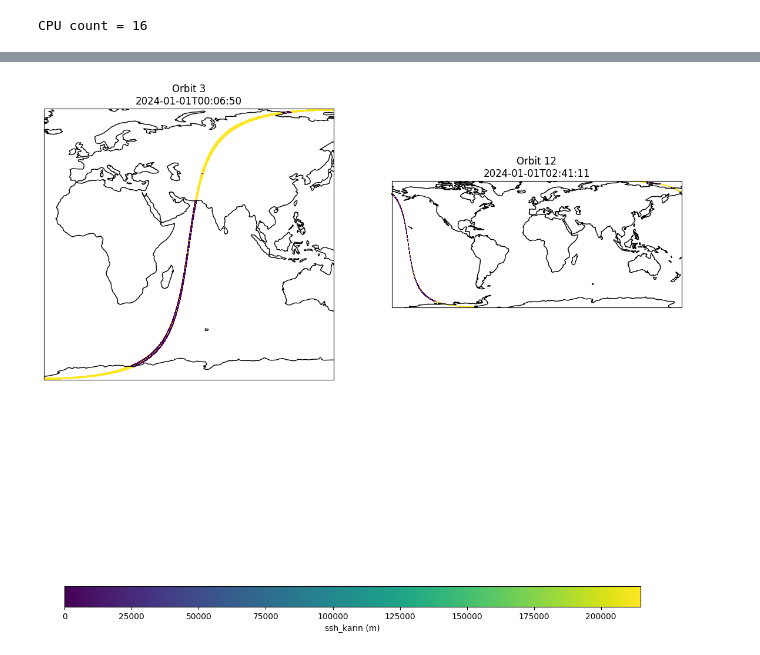
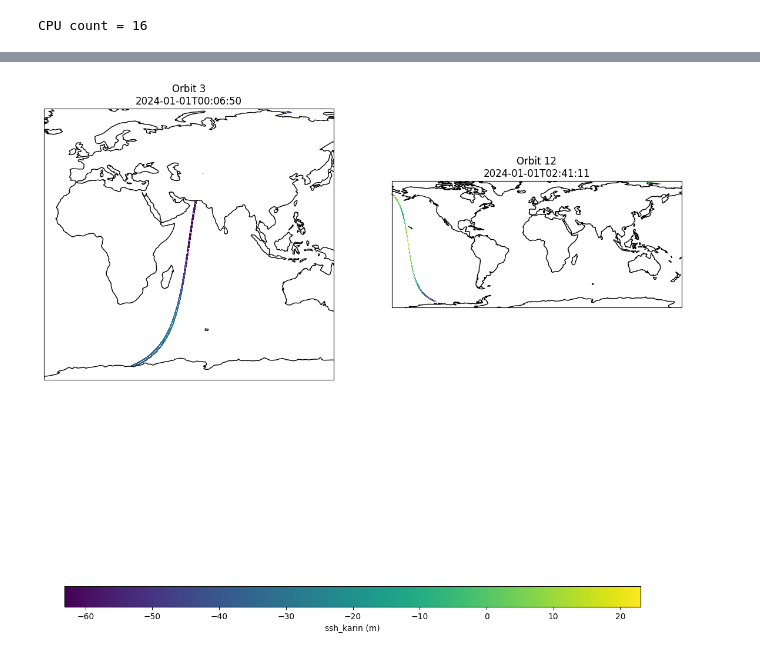
Before and after one commit to edshred2000/virtualizarr, a Jupyter notebook: virtualizarr_recipes-SWOT_L2_LR_SSH_Basic_2.0.ipynb, the cells around one changed output, grey strips where cells are left out. Drawn from its saved outputs; the diff is of its cells as text; code cells hidden in the pictures.

Commit message:
Updated masking and plots

```diff
--- a/virtualizarr_recipes-SWOT_L2_LR_SSH_Basic_2.0.ipynb
+++ b/virtualizarr_recipes-SWOT_L2_LR_SSH_Basic_2.0.ipynb
@@ -189,0 +236,6 @@ Data variables: (12/24)
+# %%
+# Save in JSON and PARQUET format:
+fname_combined_json = 'ref_combined_swotl2.json'
+fname_combined_parq = 'ref_combined_swotl2.parq'
+virtual_ds_combined.virtualize.to_kerchunk(fname_combined_json, format='json')
+virtual_ds_combined.virtualize.to_kerchunk(fname_combined_parq, format='parquet')
@@ -190,3 +245,16 @@ Data variables: (12/24)
+# %%
+%%time
+
+# Lets open the JSON VDS
+vds_link = fname_combined_json
+vds_mapper = get_vds_mapper(vds_link, in_cloud_region=False)
+
+## No modification needed!
+data = xr.open_dataset(
+    vds_mapper, engine="zarr", chunks={},
+    backend_kwargs={"consolidated": False}
+)
+data
 # %%
 # Make some simple plots over a few orbits to visualize the data
 
@@ -200,11 +268,19 @@ fig, axes = plt.subplots(
 )
 axes = axes.ravel()
 
+# mask the missing values bigger than 2147483
 for ax, k in zip(axes, orbits):
 
-    ssh = data.ssh_karin.isel(orbit=k).load()
+    ssh = data.ssh_karin.isel(orbit=k)
+    #ssh = ssh.where(ssh < 2147483).load()
+    ssh = ssh.where(ssh < 1000).load()
     lat = data.latitude.isel(orbit=k).load()
     lon = data.longitude.isel(orbit=k).load()
+
+    #print("Max after masking:", float(ssh.max()))
+    #print(np.nanmax(ssh.values))
+    #print("NaNs:", np.isnan(ssh.values).sum())
+
 
     # light decimation (huge speedup, no visual loss)
     ssh = ssh[:, ::3]
@@ -213,31 +289,31 @@ for ax, k in zip(axes, orbits):
 
     pcm = ax.pcolormesh(
         lon,
         lat,
         ssh,
         transform=ccrs.PlateCarree(),
         shading="auto",
         cmap="viridis",
     )
 
     ax.coastlines()
     ax.set_title(f"Orbit {k}\n{str(data.orbit.values[k])[:19]}")
 
 # --- after the plotting loop ---
 
 # leave room at the bottom
 fig.subplots_adjust(bottom=0.10)
 
 # create a colorbar axis spanning the figure width
 cax = fig.add_axes([0.15, 0.05, 0.7, 0.025])  # [left, bottom, width, height]
 
 fig.colorbar(
     pcm,
     cax=cax,
     orientation="horizontal",
     label="ssh_karin (m)"
 )
 
 plt.show()
 # %% [output]
-[figure, old version]
+[figure, new version]
```
Also changed, not shown: parts of 14 cells of this notebook.
